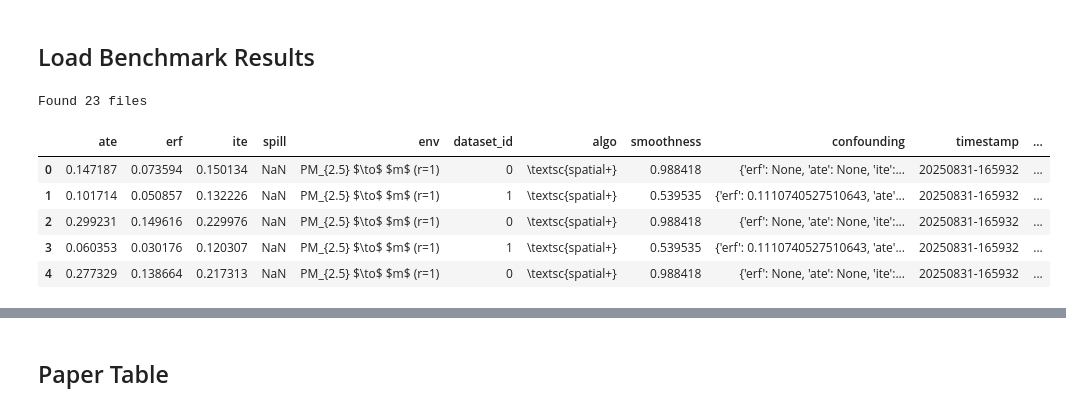
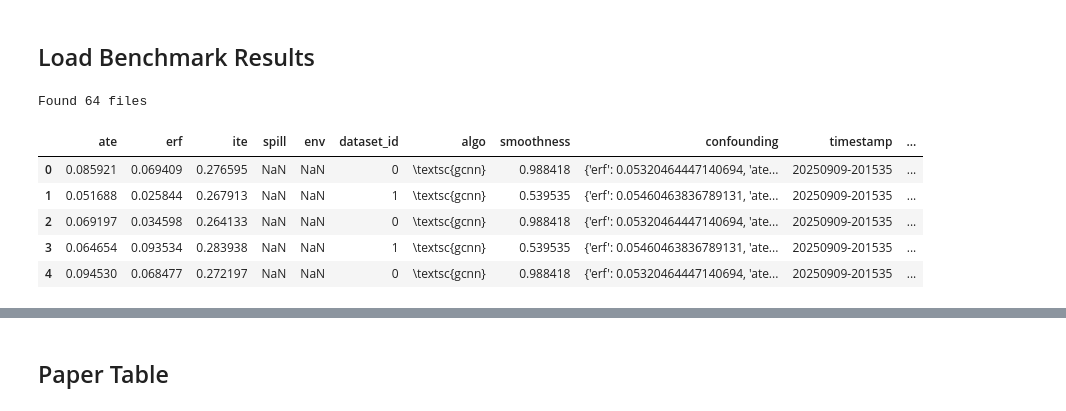
Before and after one commit to moprescu/Spatial-CI, a Jupyter notebook: benchmarks/leaderboard-Copy1.ipynb, the cells around one changed output, grey strips where cells are left out. Drawn from its saved outputs; the diff is of its cells as text; code cells hidden in the pictures.

```diff
--- a/benchmarks/leaderboard-Copy1.ipynb
+++ b/benchmarks/leaderboard-Copy1.ipynb
@@ -25,18 +25,23 @@ algomap = {
     "s2sls-lag1": "\\textsc{s2sls-lag1}",
     # "s2sls-lag2": "\\textsc{s2sls-lag2}",
     # "xgboost": "\\textsc{xgboost}",
-    "deconfounder_r0": "\\textsc{deconfounder (r=0)}",
-    "deconfounder_r1": "\\textsc{deconfounder (r=1)}",
-    "deconfounder_r2": "\\textsc{deconfounder (r=2)}",
+    "deconfounder_r0_unet": "\\textsc{cvae-unet (r=0)}",
+    "deconfounder_r1_unet": "\\textsc{cvae-unet (r=1)}",
+    "deconfounder_r1_spatialplus": "\\textsc{cvae-spatial+ (r=1)}",
+    "deconfounder_r0_spatialplus": "\\textsc{cvae-spatial+ (r=0)}",
+    "deconfounder_r2_spatialplus": "\\textsc{cvae-spatial+ (r=2)}",
 }
 
 envmap = {
-    "pm25grid_rad1_so4_pm_disc": r"SO_{4} $\to$ PM_{2.5} (r=1)",
-    "pm25grid_rad2_so4_pm_disc":r"SO_{4} $\to$ PM_{2.5} (r=2)",
-    "small_healthdgrid_rad1_pollutn_mortality_disc": r"(small) PM_{2.5} $\to$ $m$ (r=1)",
-    "small_healthdgrid_rad1_pollutn_mortality_disc": r"(small) PM_{2.5} $\to$ $m$ (r=1)",
-    "healthdgrid_rad1_pollutn_mortality_disc": r"PM_{2.5} $\to$ $m$ (r=1)",
-    "healthdgrid_rad2_pollutn_mortality_disc": r"PM_{2.5} $\to$ $m$ (r=2)",
+    "pm25grid_rad1_so4_pm_disc": r"(LC) SO_{4} $\to$ PM_{2.5} (r=1)",
+    "pm25grid_rad2_so4_pm_disc":r"(LC) SO_{4} $\to$ PM_{2.5} (r=2)",
+    "small_healthdgrid_rad1_pollutn_mortality_disc": r"(LC) PM_{2.5} $\to$ $m$ (r=1)",
+    "small_healthdgrid_rad1_pollutn_mortality_disc": r"(LC) PM_{2.5} $\to$ $m$ (r=1)",
+
+    "nonlocal_pm25grid_rad1_so4_pm_disc": r"SO_{4} $\to$ PM_{2.5} (r=1)",
+    "nonlocal_pm25grid_rad2_so4_pm_disc":r"SO_{4} $\to$ PM_{2.5} (r=2)",
+    "nonlocal_small_healthdgrid_rad1_pollutn_mortality_disc": r"PM_{2.5} $\to$ $m$ (r=1)",
+    "nonlocal_small_healthdgrid_rad2_pollutn_mortality_disc": r"PM_{2.5} $\to$ $m$ (r=2)",
 }
 
 varmap = {
@@ -48,7 +53,6 @@ varmap = {
 
 directory_path = "results"
 file_list = glob.glob("**/*.jsonl", root_dir=directory_path, recursive=True)
-file_list = [file for file in file_list if "rad" in file]
 print(f"Found {len(file_list)} files")
 
 
@@ -64,39 +68,39 @@ results = pd.DataFrame(results)
 results = (
     results
     .assign(confounding_erf=[x["erf"] for x in results["confounding"]])
     .assign(confounding_ate=[x["ate"] for x in results["confounding"]])
     .assign(confounding_ite=[x["ite"] for x in results["confounding"]])
     .assign(confounding_importance=[x["importance"] for x in results["confounding"]])
     # .query("algo != 's2sls-lag2' and algo != 'xgboost'")
     .assign(algo=results.algo.map(algomap))
     .assign(env=results.env.map(envmap))
     .assign(miss=results.miss.map(varmap))
 )
 smooth_thrsh= results.smoothness.median()
 conf_erf_thrsh = np.nanquantile(results.confounding_erf, 0.5)
 
 conf_erf_thrsh = 0.03
 conf_ate_thrsh = np.nanquantile(results.confounding_ate, 0.5)
 conf_ite_thrsh = np.nanquantile(results.confounding_ite, 0.5)
 conf_imp_thrsh = np.nanquantile(results.confounding_importance, 0.5)
 results = (
     results
     .assign(smooth_level=["high" if x > smooth_thrsh else "low" for x in results["smoothness"]])
     .assign(conf_ate_level=["high" if x > conf_ate_thrsh else "low" for x in results["confounding_ate"]])
     .assign(conf_erf_level=["high" if x > conf_erf_thrsh else "low" for x in results["confounding_erf"]])
     .assign(conf_ite_level=["high" if x > conf_ite_thrsh else "low" for x in results["confounding_ite"]])
     .assign(conf_imp_level=["high" if x > conf_imp_thrsh else "low" for x in results["confounding_importance"]])
 )
 results = results.fillna(value=np.nan)
 results.head()
 # %% [output]
-Found 23 files
+Found 64 files
 |  | ate | erf | ite | spill | env | dataset_id | algo | smoothness | confounding | timestamp | ... |
-| 0 | 0.147187 | 0.073594 | 0.150134 | NaN | PM_{2.5} $\to$ $m$ (r=1) | 0 | \textsc{spatial+} | 0.988418 | {'erf': None, 'ate': None, 'ite':... | 20250831-165932 | ... |
-| 1 | 0.101714 | 0.050857 | 0.132226 | NaN | PM_{2.5} $\to$ $m$ (r=1) | 1 | \textsc{spatial+} | 0.539535 | {'erf': 0.1110740527510643, 'ate'... | 20250831-165932 | ... |
-| 2 | 0.299231 | 0.149616 | 0.229976 | NaN | PM_{2.5} $\to$ $m$ (r=1) | 0 | \textsc{spatial+} | 0.988418 | {'erf': None, 'ate': None, 'ite':... | 20250831-165932 | ... |
-| 3 | 0.060353 | 0.030176 | 0.120307 | NaN | PM_{2.5} $\to$ $m$ (r=1) | 1 | \textsc{spatial+} | 0.539535 | {'erf': 0.1110740527510643, 'ate'... | 20250831-165932 | ... |
-| 4 | 0.277329 | 0.138664 | 0.217313 | NaN | PM_{2.5} $\to$ $m$ (r=1) | 0 | \textsc{spatial+} | 0.988418 | {'erf': None, 'ate': None, 'ite':... | 20250831-165932 | ... |
+| 0 | 0.085921 | 0.069409 | 0.276595 | NaN | NaN | 0 | \textsc{gcnn} | 0.988418 | {'erf': 0.05320464447140694, 'ate... | 20250909-201535 | ... |
+| 1 | 0.051688 | 0.025844 | 0.267913 | NaN | NaN | 1 | \textsc{gcnn} | 0.539535 | {'erf': 0.05460463836789131, 'ate... | 20250909-201535 | ... |
+| 2 | 0.069197 | 0.034598 | 0.264133 | NaN | NaN | 0 | \textsc{gcnn} | 0.988418 | {'erf': 0.05320464447140694, 'ate... | 20250909-201535 | ... |
+| 3 | 0.064654 | 0.093534 | 0.283938 | NaN | NaN | 1 | \textsc{gcnn} | 0.539535 | {'erf': 0.05460463836789131, 'ate... | 20250909-201535 | ... |
+| 4 | 0.094530 | 0.068477 | 0.272197 | NaN | NaN | 0 | \textsc{gcnn} | 0.988418 | {'erf': 0.05320464447140694, 'ate... | 20250909-201535 | ... |
 # %%
 # visualize smoothness and confounding distrib
 sns.set_theme(style="whitegrid")
```
Also changed, not shown: parts of 2 cells of this notebook, 42 other files.
